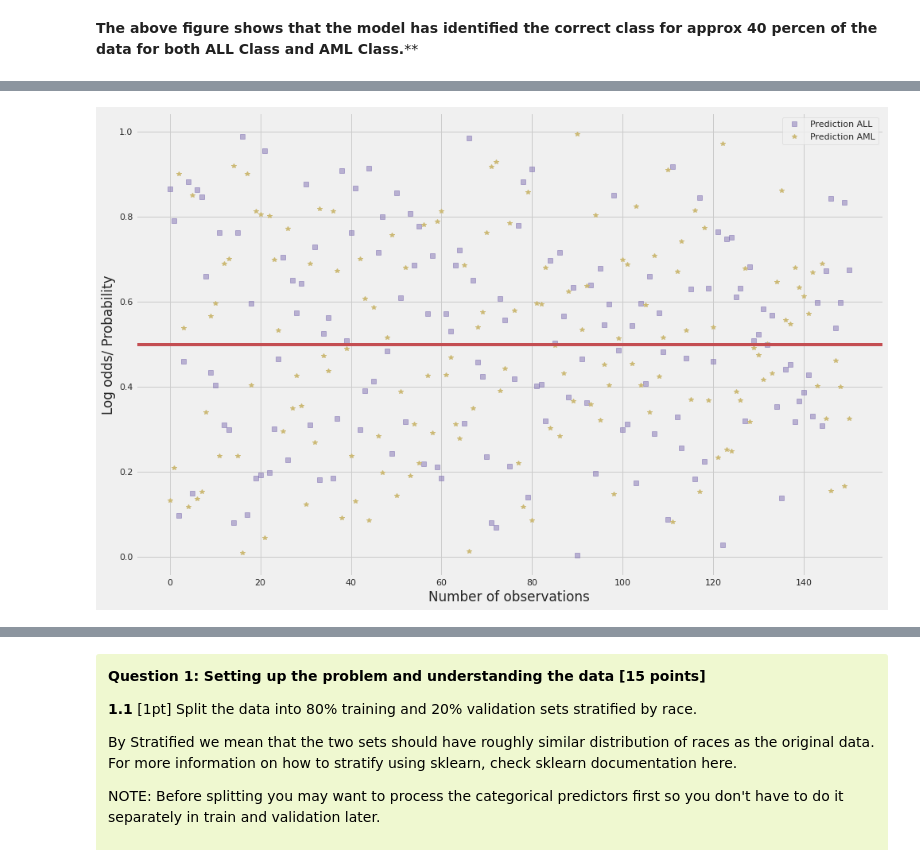
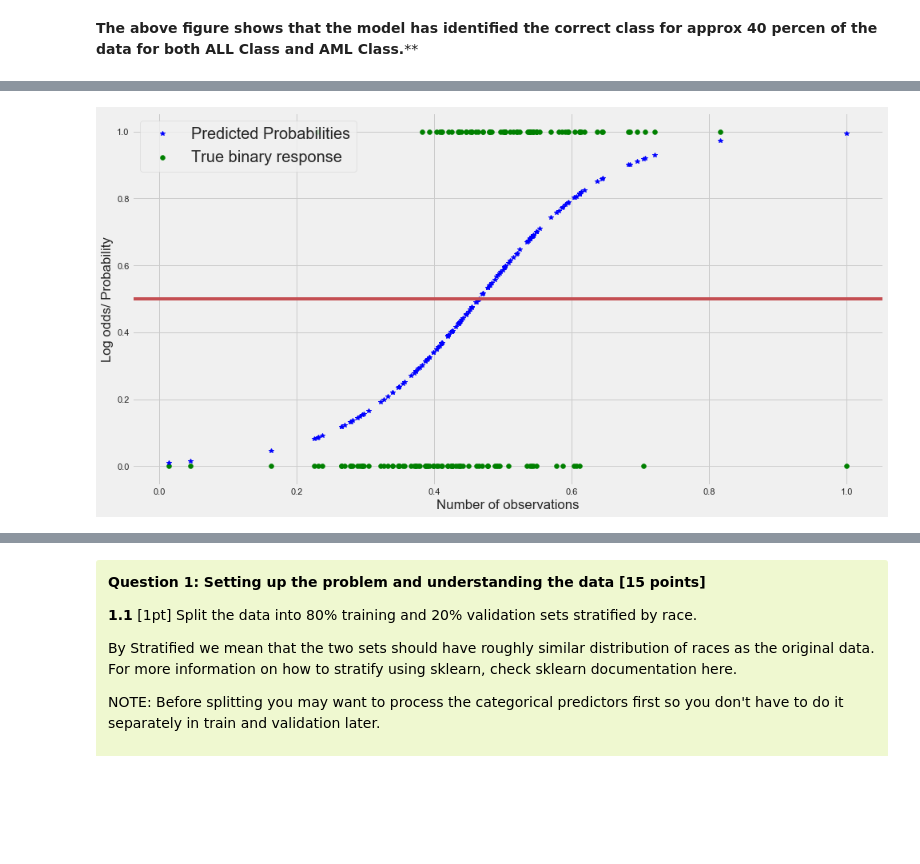
Before and after one commit to Wangsherpa/homeworks, a Jupyter notebook: Homework-3/Homework-3-student.ipynb, the cells around one changed output, grey strips where cells are left out. Drawn from its saved outputs; the diff is of its cells as text; code cells hidden in the pictures; blank space fills up the shorter version.

```diff
--- a/Homework-3/Homework-3-student.ipynb
+++ b/Homework-3/Homework-3-student.ipynb
@@ -338,16 +340,15 @@ plt.show() # dont like these plots. Cant tell whats happening. Also why do we ha
 # %%
-plt.figure(figsize=(15, 10))
-#plt.plot(x_test[y_test == 0], 'bo', color='green', alpha=0.4, label="Test ALL")
-#plt.plot(x_test[y_test == 1], 'v', color='blue', alpha=0.4, label="Test AML") #not test data but true response y
-plt.plot(test_preds[:, 0], 's', color='m', label='Prediction ALL', alpha=0.5)
-plt.plot(test_preds[:, 1], '*', color='y', label='Prediction AML')
+# Plots for training set
+plt.figure(figsize=(15, 8))
+plt.scatter(x_test, y_test, color='green', label="True binary response")
+plt.plot(x_test, test_preds[:, 1], '*', color='blue', label='Predicted Probabilities')
 plt.axhline(0.5, color='r')
 plt.xlabel("Number of observations") #check labels
 plt.ylabel("Log odds/ Probability")
-plt.legend()
+plt.legend(fontsize=20)
 plt.show()
 # %% [output]
-[figure, old version]
+[figure, new version]
 # %% [markdown]
 <div class="alert alert-block alert-danger" style="color:black;background-color:#EFF8D0">
 <h2 style="color:black;background-color:#EFF8D0"> Part B: Racial bias in machine learning systems [60 points total] </h2>    <br />
```
Also changed, not shown: parts of 24 cells of this notebook.
